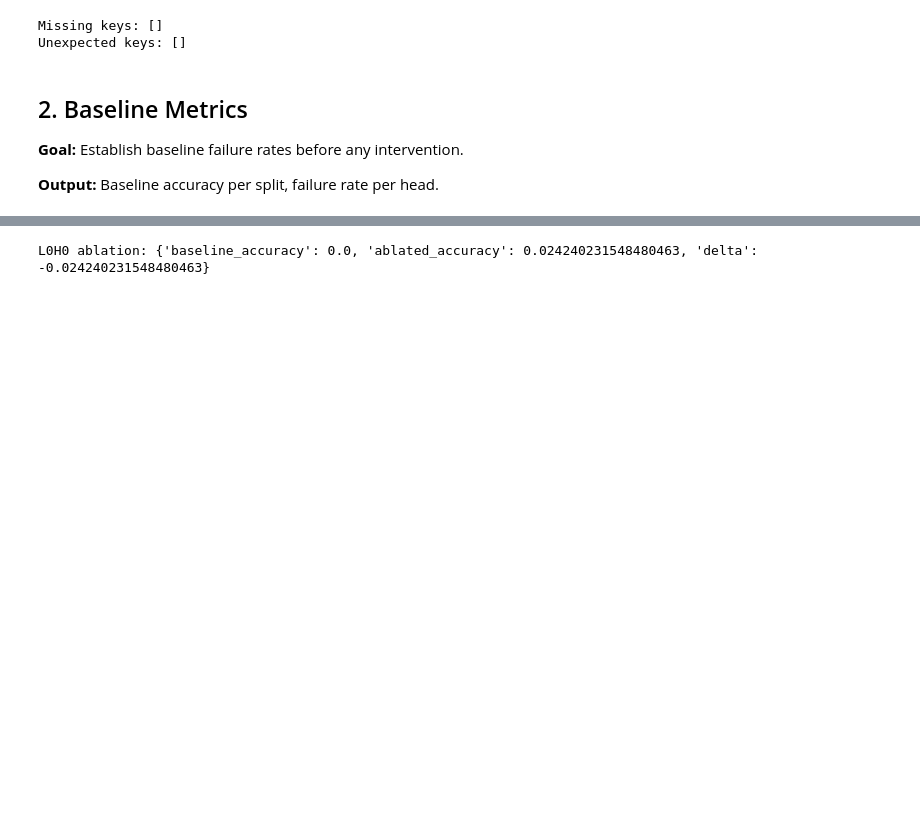
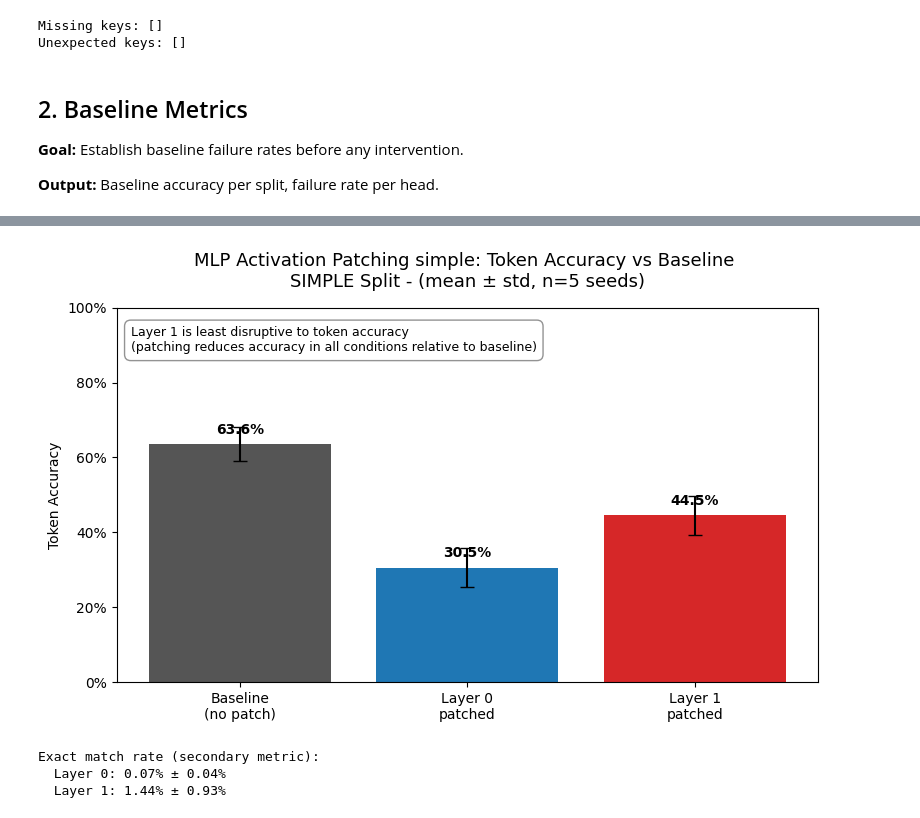
Before and after one commit to suehuynh/gpt2-mech-interp, a Jupyter notebook: notebooks/03_activation_patching.ipynb, the cells around one changed output, grey strips where cells are left out. Saved outputs shown, nothing was run; the diff lists cells and outputs as text; code cells hidden in the pictures; blank space fills up the shorter version.

Commit message:
feat: MLP patching

```diff
--- a/notebooks/03_activation_patching.ipynb
+++ b/notebooks/03_activation_patching.ipynb
@@ -123,7 +160,7 @@ hooked_cfg = HookedTransformerConfig(
 
 tl_model = HookedTransformer(hooked_cfg)
 # Load original custom weights
-custom_state_dict = torch.load("../results/model_final_small.pt")
+custom_state_dict = torch.load("../results/model_seed42.pt")
 
 # Build a state dict for TransformerLens
 tl_state_dict = {}
@@ -604,3 +897,31 @@ def run_patching_experiment(
         "baseline_failure_rate": 1.0,
         "total_cases": total
     }
+# %%
+os.makedirs("../results/patching", exist_ok=True)
+
+def build_success_cases(tl_model, dm, cfg, split="simple"):
+    """
+    Collect ALL true success cases (model generates correctly) from
+    the given split's test set. Uses the full population rather than
+    a truncated or sampled subset, eliminating any selection bias in
+    which success cases are used for downstream MLP averaging.
+    """
+    success_cases = []
+    with torch.no_grad():
+        for batch in dm.get_test_loader(split):
+            for idx in range(batch["input_ids"].shape[0]):
+                full_seq = dm.tokenizer.decode(batch["input_ids"][idx].tolist())
+                if "OUT:" not in full_seq:
+                    continue
+                parts = full_seq.split("OUT:")
+                command = parts[0].strip() + " OUT:"
+                target = " ".join([
+                    t for t in parts[1].strip().split()
+                    if t not in ["<eos>", "<pad>"]
+                ])
+                pred = generate(tl_model, command, dm, cfg)
+                if pred.strip() == target.strip():
+                    success_cases.append({"command": command, "target": target})
+
+    return pd.DataFrame(success_cases)
@@ -1063,11 +1309,0 @@ All layer experiments complete. Plotting comparative analysis...
-# %%
-# Test: ablate a RANDOM head (not L1H1) — does it also improve?
-# If yes → negative delta is just noise
-# If no → L1H1 ablation is specifically causing this
-
-random_ablation = run_ablation_experiment(
-    tl_model, simple_failures, layer=0, head=0, dm=dm, cfg=cfg
-)
-print(f"L0H0 ablation: {random_ablation}")
-# %% [output]
-L0H0 ablation: {'baseline_accuracy': 0.0, 'ablated_accuracy': 0.024240231548480463, 'delta': -0.024240231548480463}
@@ -1084,0 +1310,14 @@ for split_name, failures in [
+# %%
+with open("../results/patching/cross_seed_summary_simple.json") as f:
+    cross_seed_patching_results = json.load(f)
+
+aggregated_patching_simple = aggregate_patching_results(cross_seed_patching_results)
+plot_layer_patching_comparison(aggregated_patching_simple, split="simple")
+
+with open("../results/patching/layer_comparison_aggregate_simple.json", "w") as f:
+    json.dump(aggregated_patching_simple, f, indent=2)
+# %% [output]
+[figure, added]
+Exact match rate (secondary metric):
+  Layer 0: 0.07% ± 0.04%
+  Layer 1: 1.44% ± 0.93%
```
Also changed, not shown: parts of 27 cells of this notebook, 1 other file.
